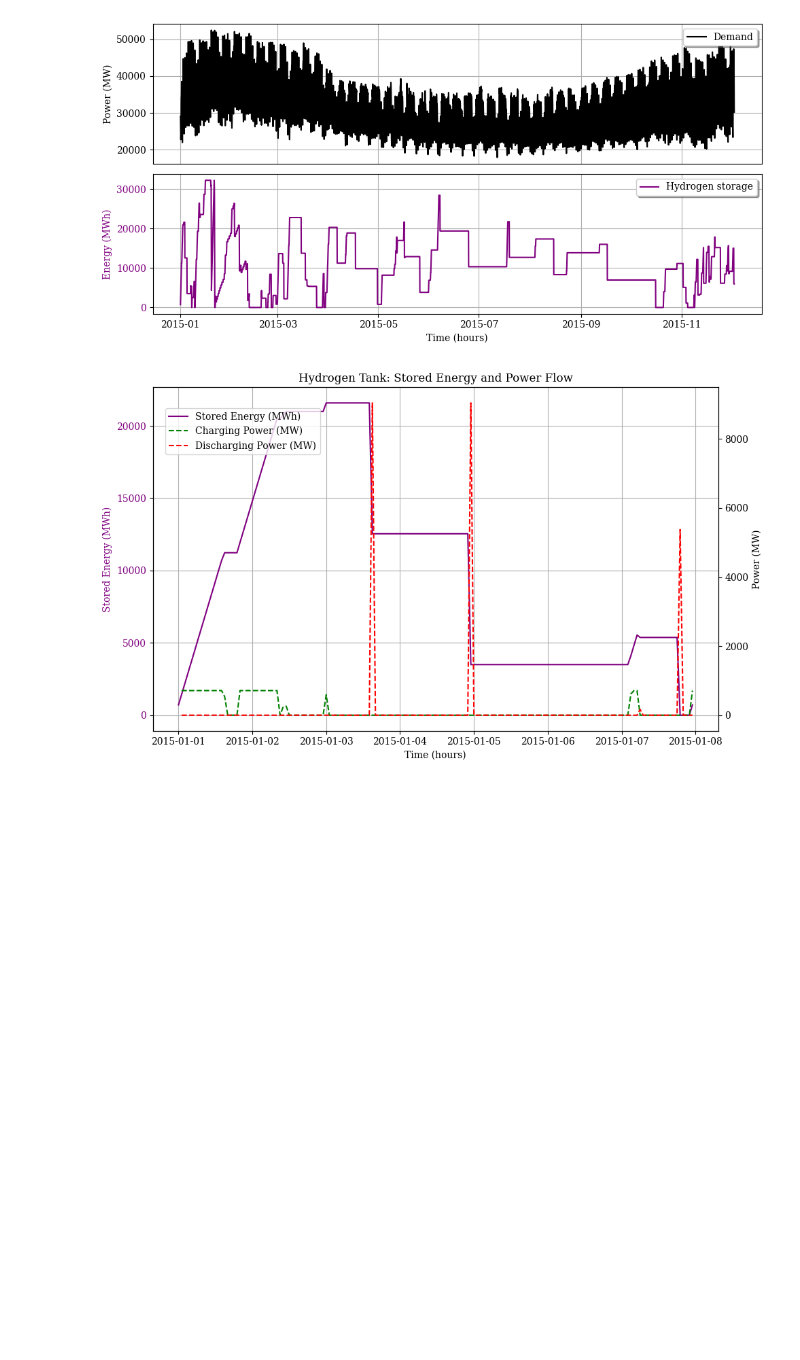
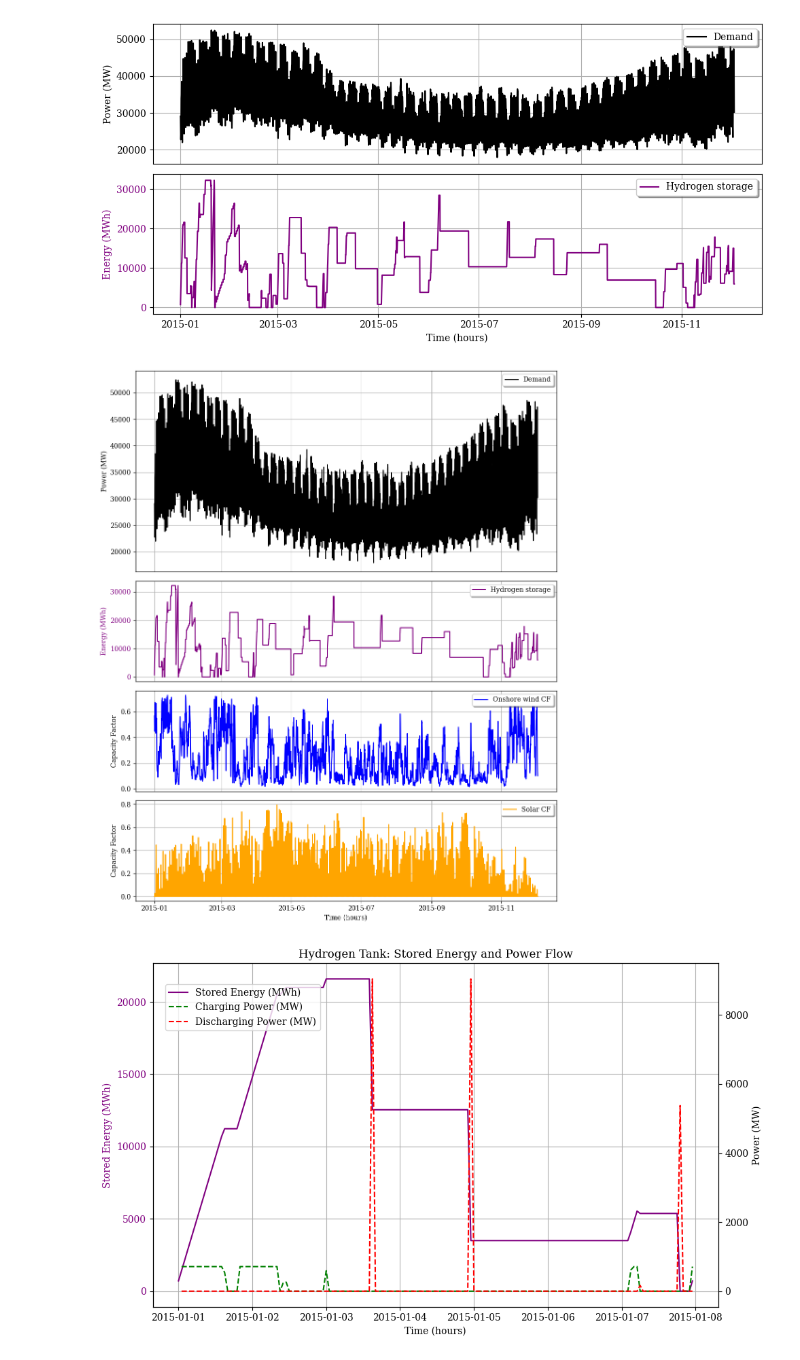
Before and after one commit to CarlosFdHL/ieg_project, a Jupyter notebook: Dmodel.ipynb, the cells around one changed output. Drawn from its saved outputs; the diff is of its cells as text; code cells hidden in the pictures; blank space fills up the shorter version.

```diff
--- a/Dmodel.ipynb
+++ b/Dmodel.ipynb
@@ -351,6 +370,64 @@ plt.tight_layout()
 plt.show()
 # %% [output]
 [figure]
+# %%
+# Plot a week with hydrogen storage and capacity factors
+num_hours_week = 7 * 24
+num_weeks = 4 * 12
+hours = pd.date_range(start="2015-01-01", periods=num_hours_week * num_weeks, freq='H')
+
+demand = network.loads_t.p['load'][hours].values
+onshore_wind = network.generators_t.p['onshorewind'][hours].values
+solar = network.generators_t.p['solar'][hours].values
+hydrogen = network.stores_t.e['H2 Tank'][hours].values
+
+# Calculate capacity factors
+onshore_wind_cf = onshore_wind / network.generators.p_nom_opt['onshorewind']
+solar_cf = solar / network.generators.p_nom_opt['solar']
+
+# Create subplots
+fig, axs = plt.subplots(4, 1, figsize=(10, 12), gridspec_kw={'height_ratios': [2, 1, 1, 1]})
+
+# First subplot: Energy production and demand
+axs[0].plot(hours, demand, color='black', label='Demand')
+axs[0].legend(fancybox=True, shadow=True, loc='upper right')
+axs[0].set_ylabel('Power (MW)')
+axs[0].grid(True)
+
+# Remove x-axis ticks and labels for the first subplot
+axs[0].tick_params(axis='x', which='both', bottom=False, top=False, labelbottom=False)
+
+# Second subplot: Hydrogen storage
+axs[1].plot(hours, hydrogen, color='purple', label='Hydrogen storage')
+axs[1].set_ylabel('Energy (MWh)', color='purple')
+axs[1].tick_params(axis='y', labelcolor='purple')
+axs[1].legend(fancybox=True, shadow=True, loc='upper right')
+axs[1].grid(True)
+
+# Remove x-axis ticks and labels for the second subplot
+axs[1].tick_params(axis='x', which='both', bottom=False, top=False, labelbottom=False)
+
+# Third subplot: Onshore wind capacity factor
+axs[2].plot(hours, onshore_wind_cf, color='blue', label='Onshore wind CF')
+axs[2].set_ylabel('Capacity Factor')
+axs[2].legend(fancybox=True, shadow=True, loc='upper right')
+axs[2].grid(True)
+
+# Remove x-axis ticks and labels for the third subplot
+axs[2].tick_params(axis='x', which='both', bottom=False, top=False, labelbottom=False)
+
+# Fourth subplot: Solar capacity factor
+axs[3].plot(hours, solar_cf, color='orange', label='Solar CF')
+axs[3].set_xlabel('Time (hours)')
+axs[3].set_ylabel('Capacity Factor')
+axs[3].legend(fancybox=True, shadow=True, loc='upper right')
+axs[3].grid(True)
+
+# Adjust layout
+plt.tight_layout()
+plt.show()
+# %% [output]
+[figure, added]
 # %%
 # Selection of plotted hours
 num_hours_week = 24 * 7
```
Also changed, not shown: parts of 1 cell of this notebook, 2 other files.
